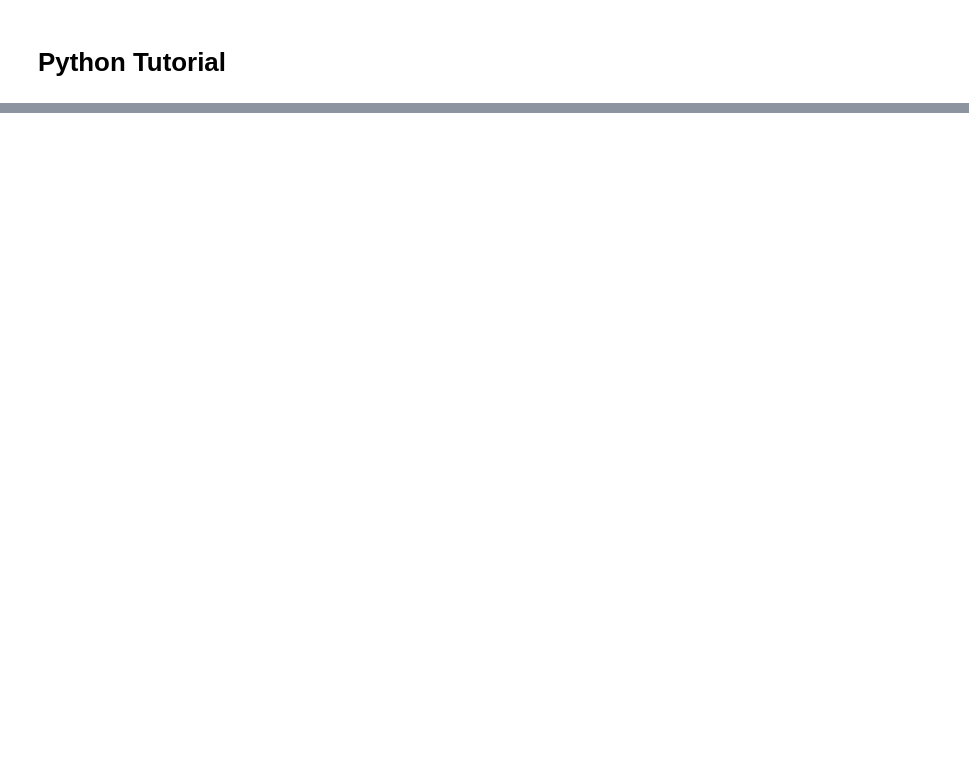
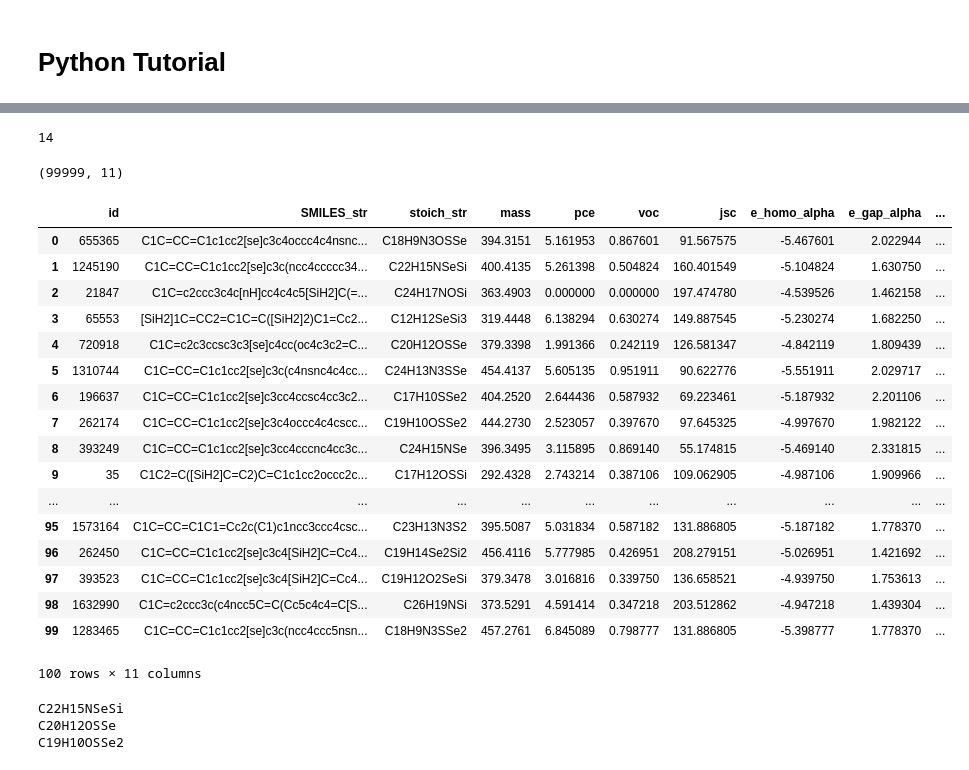
Before and after one commit to UWPRG/MOLSIM, a Jupyter notebook: Lectures/week2/Linux and Coding Basics.ipynb, the cells around one changed output, grey strips where cells are left out. Drawn from its saved outputs; the diff is of its cells as text; code cells hidden in the pictures; blank space fills up the shorter version.

```diff
--- a/Lectures/week2/Linux and Coding Basics.ipynb
+++ b/Lectures/week2/Linux and Coding Basics.ipynb
@@ -43,0 +111,4 @@ https://www.youtube.com/watch?v=0fKg7e37bQE
+# %%
+a.dot(a)
+# %% [output]
+14
@@ -43,0 +121,26 @@ https://www.youtube.com/watch?v=0fKg7e37bQE
+# %%
+data.shape
+# %% [output]
+(99999, 11)
+# %%
+data = data[:100]
+data
+# %% [output]
+|  | id | SMILES_str | stoich_str | mass | pce | voc | jsc | e_homo_alpha | e_gap_alpha | ... |
+| 0 | 655365 | C1C=CC=C1c1cc2[se]c3c4occc4c4nsnc... | C18H9N3OSSe | 394.3151 | 5.161953 | 0.867601 | 91.567575 | -5.467601 | 2.022944 | ... |
+| 1 | 1245190 | C1C=CC=C1c1cc2[se]c3c(ncc4ccccc34... | C22H15NSeSi | 400.4135 | 5.261398 | 0.504824 | 160.401549 | -5.104824 | 1.630750 | ... |
+| 2 | 21847 | C1C=c2ccc3c4c[nH]cc4c4c5[SiH2]C(=... | C24H17NOSi | 363.4903 | 0.000000 | 0.000000 | 197.474780 | -4.539526 | 1.462158 | ... |
+| 3 | 65553 | [SiH2]1C=CC2=C1C=C([SiH2]2)C1=Cc2... | C12H12SeSi3 | 319.4448 | 6.138294 | 0.630274 | 149.887545 | -5.230274 | 1.682250 | ... |
+| 4 | 720918 | C1C=c2c3ccsc3c3[se]c4cc(oc4c3c2=C... | C20H12OSSe | 379.3398 | 1.991366 | 0.242119 | 126.581347 | -4.842119 | 1.809439 | ... |
+| 5 | 1310744 | C1C=CC=C1c1cc2[se]c3c(c4nsnc4c4cc... | C24H13N3SSe | 454.4137 | 5.605135 | 0.951911 | 90.622776 | -5.551911 | 2.029717 | ... |
+| 6 | 196637 | C1C=CC=C1c1cc2[se]c3cc4ccsc4cc3c2... | C17H10SSe2 | 404.2520 | 2.644436 | 0.587932 | 69.223461 | -5.187932 | 2.201106 | ... |
+| 7 | 262174 | C1C=CC=C1c1cc2[se]c3c4occc4c4cscc... | C19H10OSSe2 | 444.2730 | 2.523057 | 0.397670 | 97.645325 | -4.997670 | 1.982122 | ... |
+| 8 | 393249 | C1C=CC=C1c1cc2[se]c3cc4cccnc4cc3c... | C24H15NSe | 396.3495 | 3.115895 | 0.869140 | 55.174815 | -5.469140 | 2.331815 | ... |
+| 9 | 35 | C1C2=C([SiH2]C=C2)C=C1c1cc2occc2c... | C17H12OSSi | 292.4328 | 2.743214 | 0.387106 | 109.062905 | -4.987106 | 1.909966 | ... |
+| ... | ... | ... | ... | ... | ... | ... | ... | ... | ... | ... |
+| 95 | 1573164 | C1C=CC=C1C1=Cc2c(C1)c1ncc3ccc4csc... | C23H13N3S2 | 395.5087 | 5.031834 | 0.587182 | 131.886805 | -5.187182 | 1.778370 | ... |
+| 96 | 262450 | C1C=CC=C1c1cc2[se]c3c4[SiH2]C=Cc4... | C19H14Se2Si2 | 456.4116 | 5.777985 | 0.426951 | 208.279151 | -5.026951 | 1.421692 | ... |
+| 97 | 393523 | C1C=CC=C1c1cc2[se]c3c4[SiH2]C=Cc4... | C19H12O2SeSi | 379.3478 | 3.016816 | 0.339750 | 136.658521 | -4.939750 | 1.753613 | ... |
+| 98 | 1632990 | C1C=c2ccc3c(c4ncc5C=C(Cc5c4c4=C[S... | C26H19NSi | 373.5291 | 4.591414 | 0.347218 | 203.512862 | -4.947218 | 1.439304 | ... |
+| 99 | 1283465 | C1C=CC=C1c1cc2[se]c3c(ncc4ccc5nsn... | C18H9N3SSe2 | 457.2761 | 6.845089 | 0.798777 | 131.886805 | -5.398777 | 1.778370 | ... |
+100 rows × 11 columns
@@ -43,0 +155,8 @@ https://www.youtube.com/watch?v=0fKg7e37bQE
+# %%
+for i in range(1,10,3):
+    print(data['stoich_str'][i])
+    if
+# %% [output]
+C22H15NSeSi
+C20H12OSSe
+C19H10OSSe2
```
Also changed, not shown: parts of 30 cells of this notebook, 3 other files.
